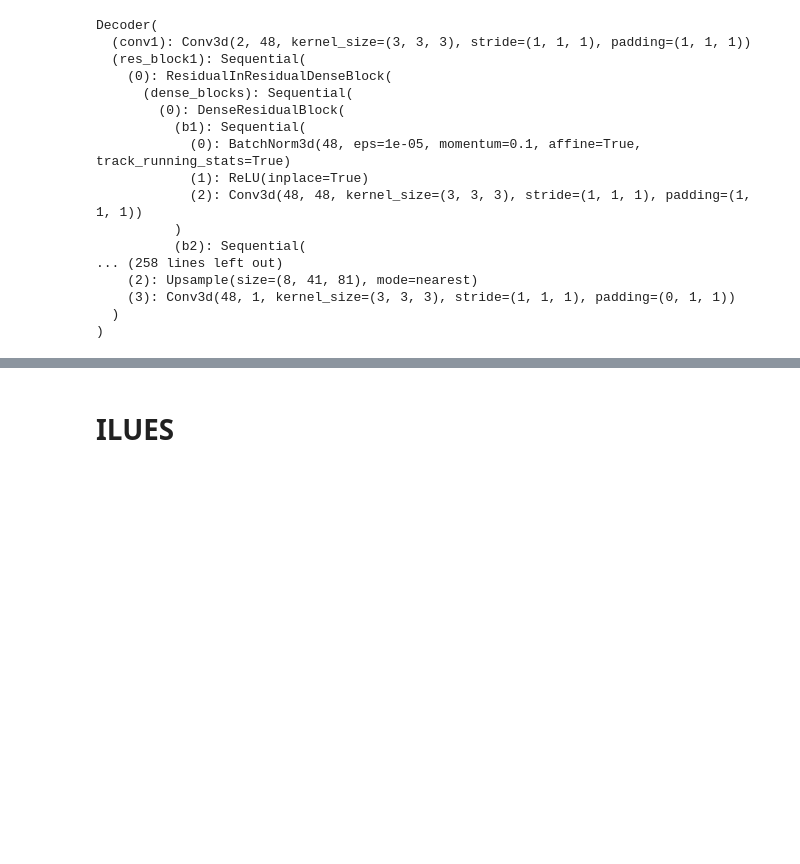
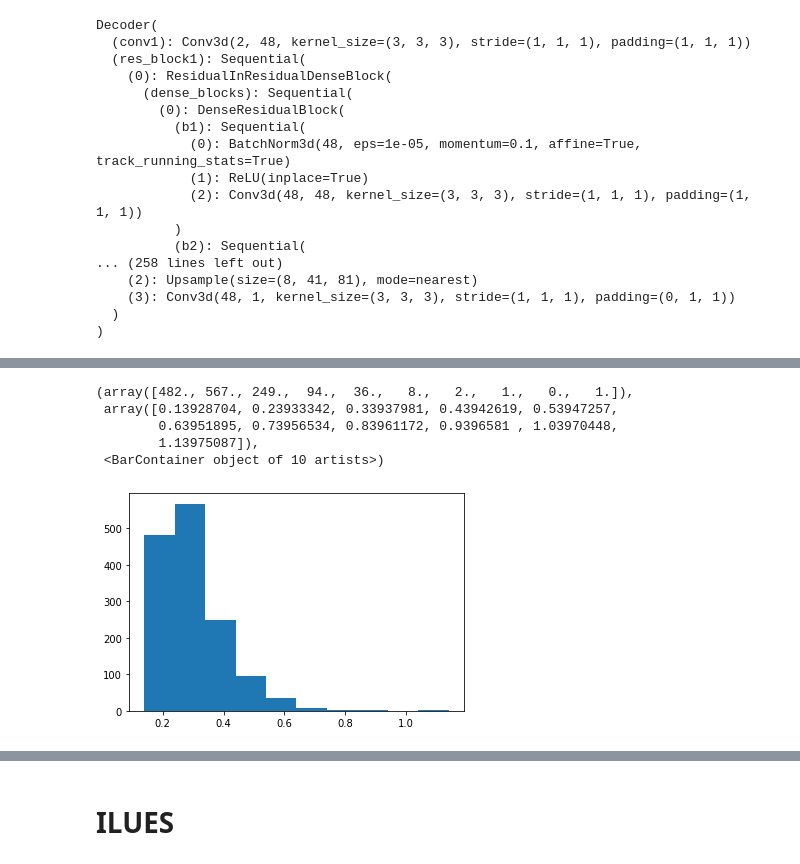
Before and after one commit to ZitongZhou/react_inverse, a Jupyter notebook: ILUES_surrogate.ipynb, the cells around one changed output, grey strips where cells are left out. Drawn from its saved outputs; the diff is of its cells as text; code cells hidden in the pictures; blank space fills up the shorter version.

```diff
--- a/ILUES_surrogate.ipynb
+++ b/ILUES_surrogate.ipynb
@@ -744,0 +1473,4 @@ Loaded pre-trained model: /content/drive/MyDrive/react_inverse/Bayesian_DenseED/
+# %%
+meas_data_6 = meas_data_6.reshape(11,6,120)
+obs = obs.reshape(11,6,120)
+vis_sensors_2(meas_data_6[:,0,:], obs[:,0,:], np.where(sensor), '')
@@ -744,0 +1647,10 @@ Loaded pre-trained model: /content/drive/MyDrive/react_inverse/Bayesian_DenseED/
+# %%
+err = np.sqrt(np.mean((sim_obs-meas_data_6.flatten())**2, axis = 1))
+plt.hist(err)
+# %% [output]
+(array([482., 567., 249.,  94.,  36.,   8.,   2.,   1.,   0.,   1.]),
+ array([0.13928704, 0.23933342, 0.33937981, 0.43942619, 0.53947257,
+        0.63951895, 0.73956534, 0.83961172, 0.9396581 , 1.03970448,
+        1.13975087]),
+ <BarContainer object of 10 artists>)
+[figure, added]
```
Also changed, not shown: parts of 149 cells of this notebook.
